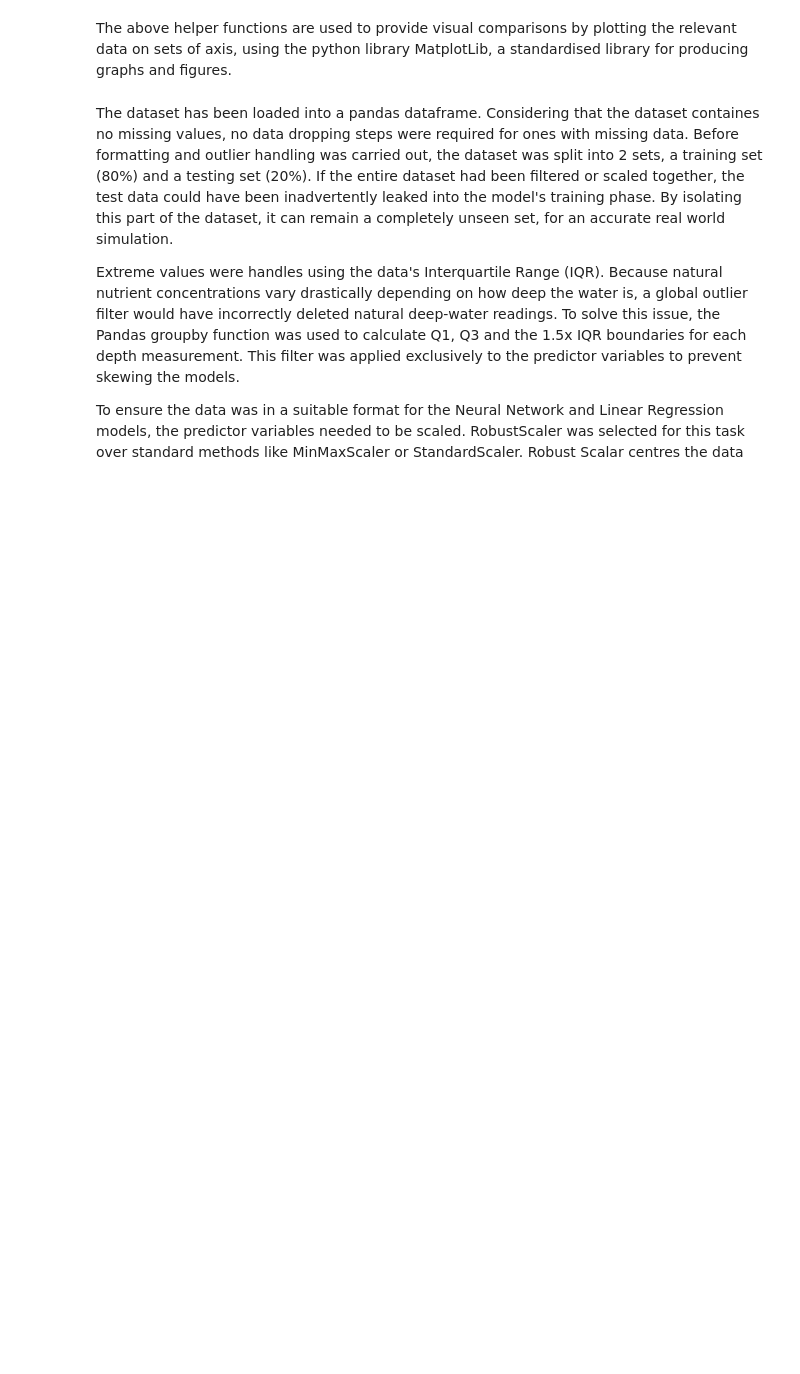
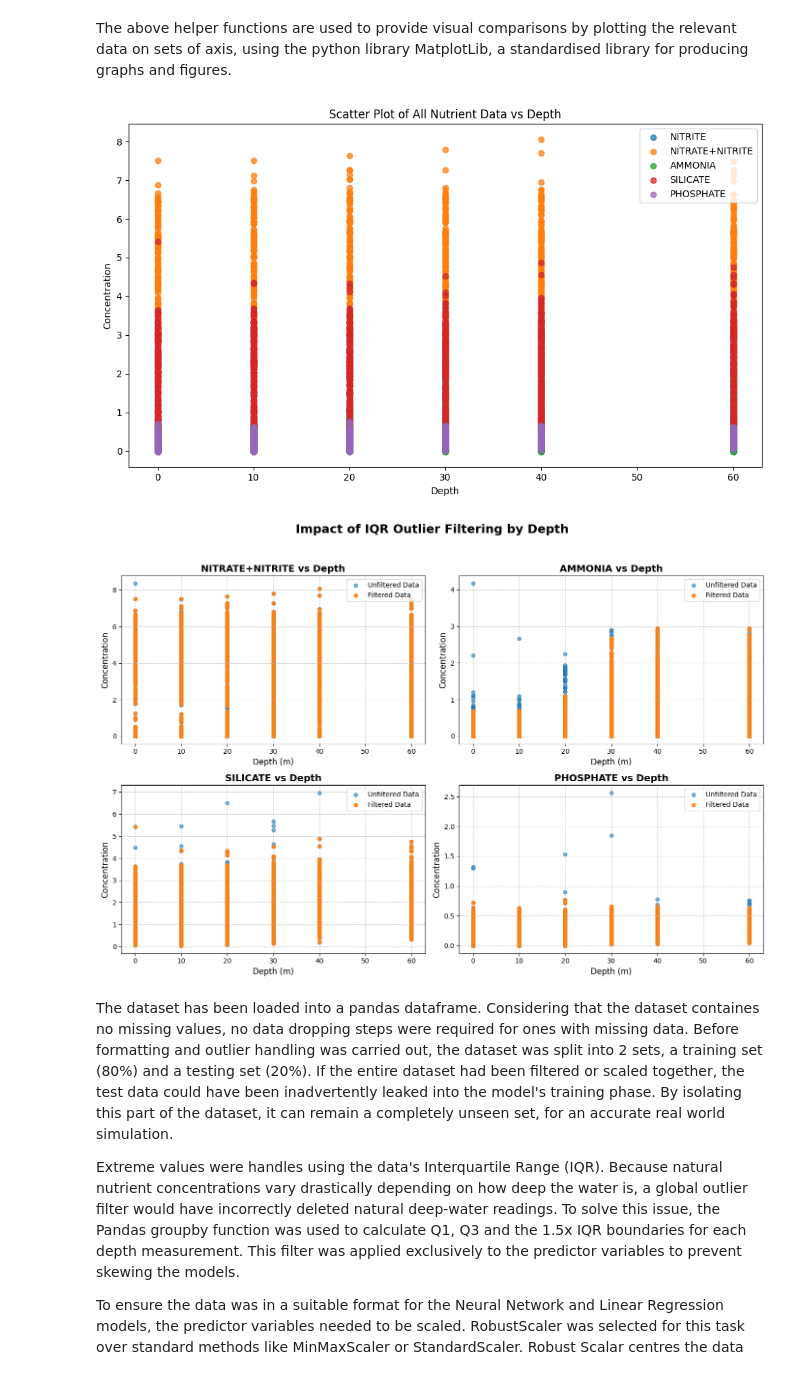
Before and after one commit to BenD2006/comp2002, a Jupyter notebook: COMP2002.ipynb, the cells around one changed output. Saved outputs shown, nothing was run; the diff lists cells and outputs as text; code cells hidden in the pictures; blank space fills up the shorter version.

```diff
--- a/COMP2002.ipynb
+++ b/COMP2002.ipynb
@@ -112,33 +112,41 @@ def filter_by_column(data, column_name):
 # %%
 # Split the data into training and testing sets, using 80% of the data for training and 20% for testing
 train_data, test_data = train_test_split(data, test_size=0.2, random_state=44)
 
 # Define the columns that we want to apply the outlier filtering process to, and create a copy of the training data to apply the filtering process to
 columns_to_clean = ['NITRATE+NITRITE', 'AMMONIA', 'SILICATE', 'PHOSPHATE']
 clean_train_data = train_data.copy()
 
 # Apply the outlier filtering process to each of the specified columns in the training data, using the filter_by_column function defined earlier, and update the copied clean_train_data with the filtered results after each iteration
 for col in columns_to_clean:
     clean_train_data = filter_by_column(clean_train_data, col)
 
+clean_train_data = clean_train_data.dropna().reset_index(drop=True)
+
 # Plot the cleaned training data and the comparison between filtered and unfiltered data
 plot_data(clean_train_data)
 plot_filter_comparison(train_data, clean_train_data, columns_to_clean)
 
 # Prepare the data for machine learning by separating the features (x) and the target variable (y), where the target variable is NITRITE, and then applying a RobustScaler to the data to scale it appropriately for machine learning algorithms
 x_train = clean_train_data.drop('NITRITE', axis=1)
-y_train = clean_train_data['NITRITE']
+y_train = clean_train_data[['NITRITE']]
 
 # Separate the features and target variable for the test data as well, and apply the same RobustScaler to the test data to ensure that it is scaled in the same way as the training data
 x_test = test_data.drop('NITRITE', axis=1)
-y_test = test_data['NITRITE']
+y_test = test_data[['NITRITE']]
 
 # Initalise RobustScalar, and fit the scaler to the training data
 scalar = RobustScaler()
+y_scalar = RobustScaler()
 
 # Fit the RobustScaler to the training data and transform both the training and test data using the fitted scaler, resulting in scaled versions of the data
 x_train_scaled = scalar.fit_transform(x_train)
+y_train_scaled = y_scalar.fit_transform(y_train).ravel()
 x_test_scaled = scalar.transform(x_test)
+y_test_scaled = y_scalar.transform(y_test).ravel()
+# %% [output]
+[figure, added]
+[figure, added]
 # %% [markdown]
 The dataset has been loaded into a pandas dataframe. Considering that the dataset containes no missing values, no data dropping steps were required for ones with missing data. Before formatting and outlier handling was carried out, the dataset was split into 2 sets, a training set (80%) and a testing set (20%). If the entire dataset had been filtered or scaled together, the test data could have been inadvertently leaked into the model's training phase. By isolating this part of the dataset, it can remain a completely unseen set, for an accurate real world simulation.
 
```
Also changed, not shown: parts of 3 cells of this notebook.
